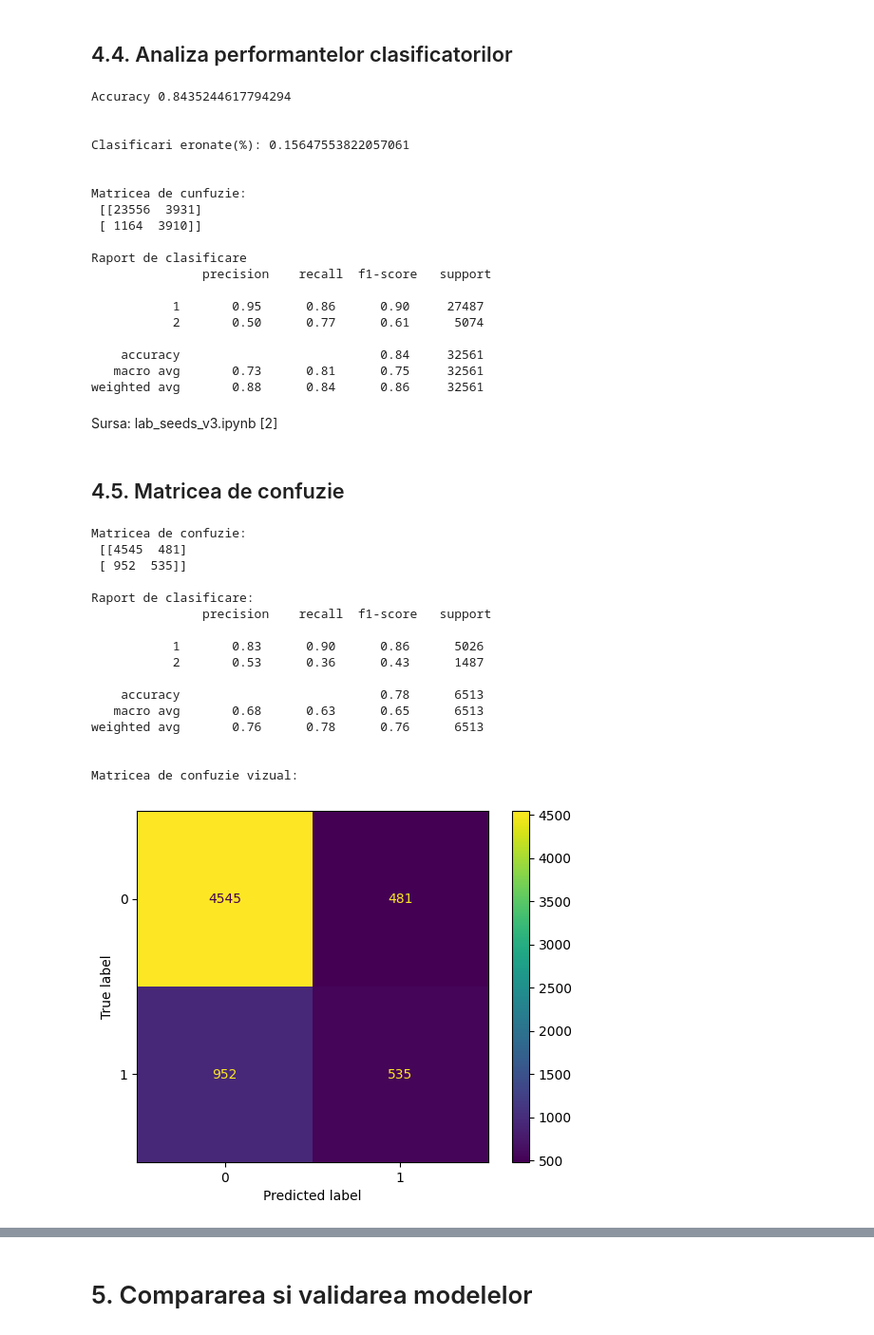
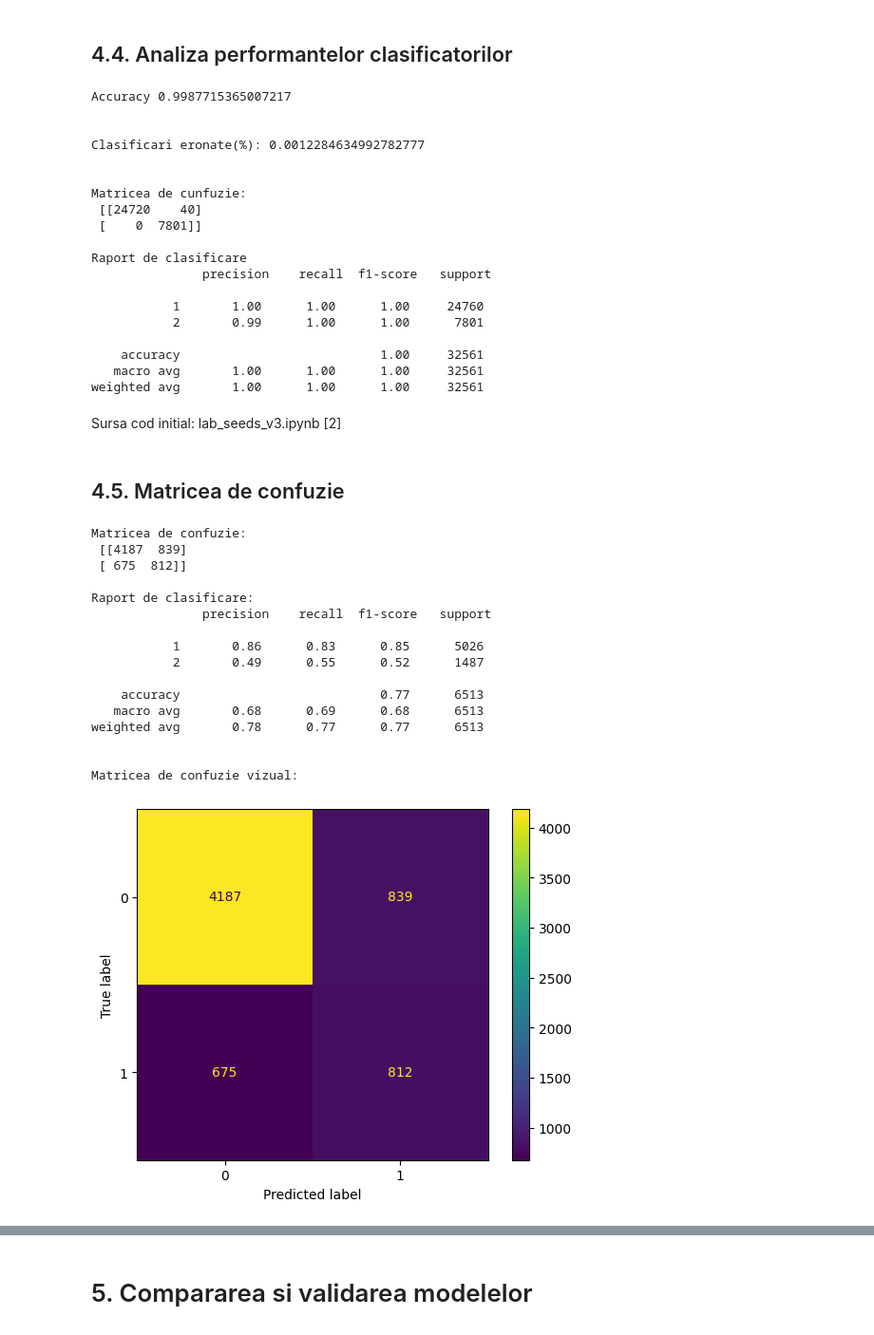
Before and after one commit to alex-olar-2/tehinva-project, a Jupyter notebook: olar_alex_tema_b_income_classification.ipynb, the cells around one changed output, grey strips where cells are left out. Shown at 95% size. Saved outputs shown, nothing was run; the diff lists cells and outputs as text; code cells hidden in the pictures.

```diff
--- a/olar_alex_tema_b_income_classification.ipynb
+++ b/olar_alex_tema_b_income_classification.ipynb
@@ -431,7 +435,7 @@ Sursa: lab_seeds_v3.ipynb [2]
 from sklearn.tree import DecisionTreeClassifier
 from sklearn.metrics import classification_report, confusion_matrix
 
-indici_numerici = [0, 4, 12]
+indici_numerici = [0, 2, 4, 10, 11, 12]
 
 clf = DecisionTreeClassifier()
 clf.fit(matrix_data_frame_without_income[:, indici_numerici], income_feature_vector)
@@ -444,72 +448,72 @@ print(f"\nClasificari eronate(%): { np.count_nonzero(income_feature_vector_predi
 print("\nMatricea de cunfuzie: \n", confusion_matrix(income_feature_vector_predicted, income_feature_vector))
 print("\nRaport de clasificare\n", classification_report(income_feature_vector_predicted, income_feature_vector))
 # %% [output]
-Accuracy 0.8435244617794294
+Accuracy 0.9987715365007217
 
 
-Clasificari eronate(%): 0.15647553822057061
+Clasificari eronate(%): 0.0012284634992782777
 
 
 Matricea de cunfuzie:
- [[23556  3931]
- [ 1164  3910]]
+ [[24720    40]
+ [    0  7801]]
 
 Raport de clasificare
                precision    recall  f1-score   support
 
-           1       0.95      0.86      0.90     27487
-           2       0.50      0.77      0.61      5074
+           1       1.00      1.00      1.00     24760
+           2       0.99      1.00      1.00      7801
 
-    accuracy                           0.84     32561
-   macro avg       0.73      0.81      0.75     32561
-weighted avg       0.88      0.84      0.86     32561
+    accuracy                           1.00     32561
+   macro avg       1.00      1.00      1.00     32561
+weighted avg       1.00      1.00      1.00     32561
 # %% [markdown]
-Sursa: lab_seeds_v3.ipynb [2]
+Sursa cod initial: lab_seeds_v3.ipynb [2]
 # %% [markdown]
 ## 4.5. Matricea de confuzie
 # %%
 from sklearn.model_selection import train_test_split
 from sklearn.metrics import ConfusionMatrixDisplay
 
-indici_numerici = [0, 4, 12]
+indici_numerici = [0, 2, 4, 10, 11, 12]
 
 matrix_data_frame_without_income_train, matrix_data_frame_without_income_test, income_feature_vector_train, income_feature_vector_test = train_test_split(matrix_data_frame_without_income[:, indici_numerici], income_feature_vector, test_size=0.20, random_state=1)
 
 clasificator = DecisionTreeClassifier()
 clasificator.fit(
     matrix_data_frame_without_income_train,
     income_feature_vector_train
 )
 
 income_feature_vector_predict_test = clasificator.predict(matrix_data_frame_without_income_test)
 
 mat_conf = confusion_matrix(
     income_feature_vector_test,
     income_feature_vector_predict_test
 )
 
 print("\nMatricea de confuzie: \n", mat_conf)
 print("\nRaport de clasificare: \n", classification_report(
     income_feature_vector_test,
     income_feature_vector_predict_test)
 )
 print("\nMatricea de confuzie vizual: \n")
 cm_display = ConfusionMatrixDisplay(mat_conf).plot()
 # %% [output]
 Matricea de confuzie:
- [[4545  481]
- [ 952  535]]
+ [[4187  839]
+ [ 675  812]]
 
 Raport de clasificare:
                precision    recall  f1-score   support
 
-           1       0.83      0.90      0.86      5026
-           2       0.53      0.36      0.43      1487
+           1       0.86      0.83      0.85      5026
+           2       0.49      0.55      0.52      1487
 
-    accuracy                           0.78      6513
-   macro avg       0.68      0.63      0.65      6513
-weighted avg       0.76      0.78      0.76      6513
+    accuracy                           0.77      6513
+   macro avg       0.68      0.69      0.68      6513
+weighted avg       0.78      0.77      0.77      6513
 
 
 Matricea de confuzie vizual:
-[figure, old version]
+[figure, new version]
```
Also changed, not shown: parts of 15 cells of this notebook.
